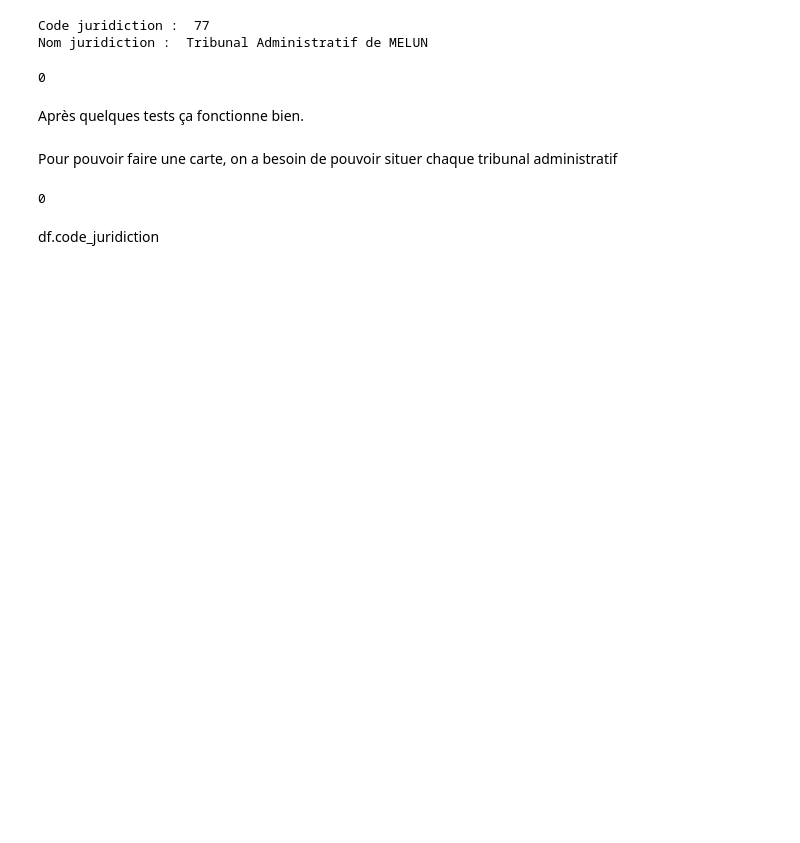
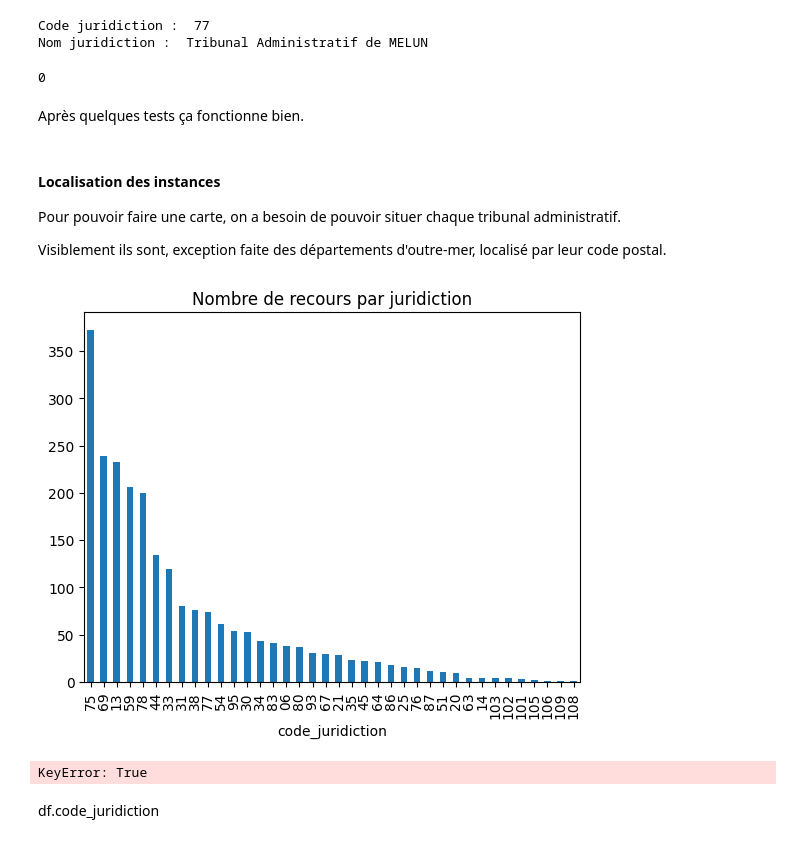
Before and after one commit to basile-desjuzeur/legal_analysis, a Jupyter notebook: notebooks/3. Parse data.ipynb, the cells around one changed output. Saved outputs shown, nothing was run; the diff lists cells and outputs as text; code cells hidden in the pictures; blank space fills up the shorter version.

```diff
--- a/notebooks/3. Parse data.ipynb
+++ b/notebooks/3. Parse data.ipynb
@@ -159,11 +175,18 @@ Après quelques tests ça fonctionne bien.
 # %%
 df["code_juridiction"], df["nom_juridiction"] = zip(*df["path"].apply(lambda x: get_location(read_xml(x))))
 # %% [markdown]
-Pour pouvoir faire une carte, on a besoin de pouvoir situer chaque tribunal administratif
+#### Localisation des instances
+
+Pour pouvoir faire une carte, on a besoin de pouvoir situer chaque tribunal administratif.
+
+Visiblement ils sont, exception faite des départements d'outre-mer, localisé par leur code postal.
-# %%
-path = df[df.code_juridiction =='108'].path.values[0]
-os.system(f'code {path}')
-# %% [output]
-0
+# %%
+df.code_juridiction.value_counts().plot(kind='bar', title='Nombre de recours par juridiction').get_figure().savefig('../output/nombre_de_recours_par_juridiction.png')
+# %% [output]
+[figure, added]
+# %%
+df[
+# %% [output]
+KeyError: True
 # %% [markdown]
 df.code_juridiction
```
Also changed, not shown: parts of 10 cells of this notebook, 1 other file.
